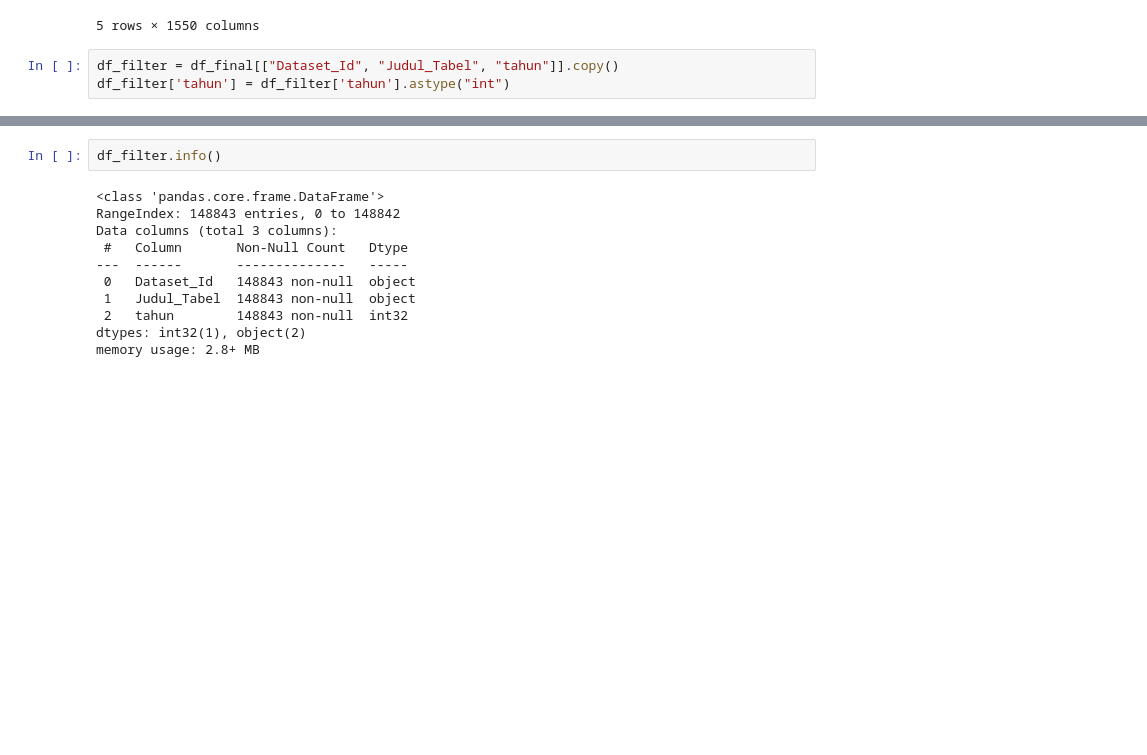
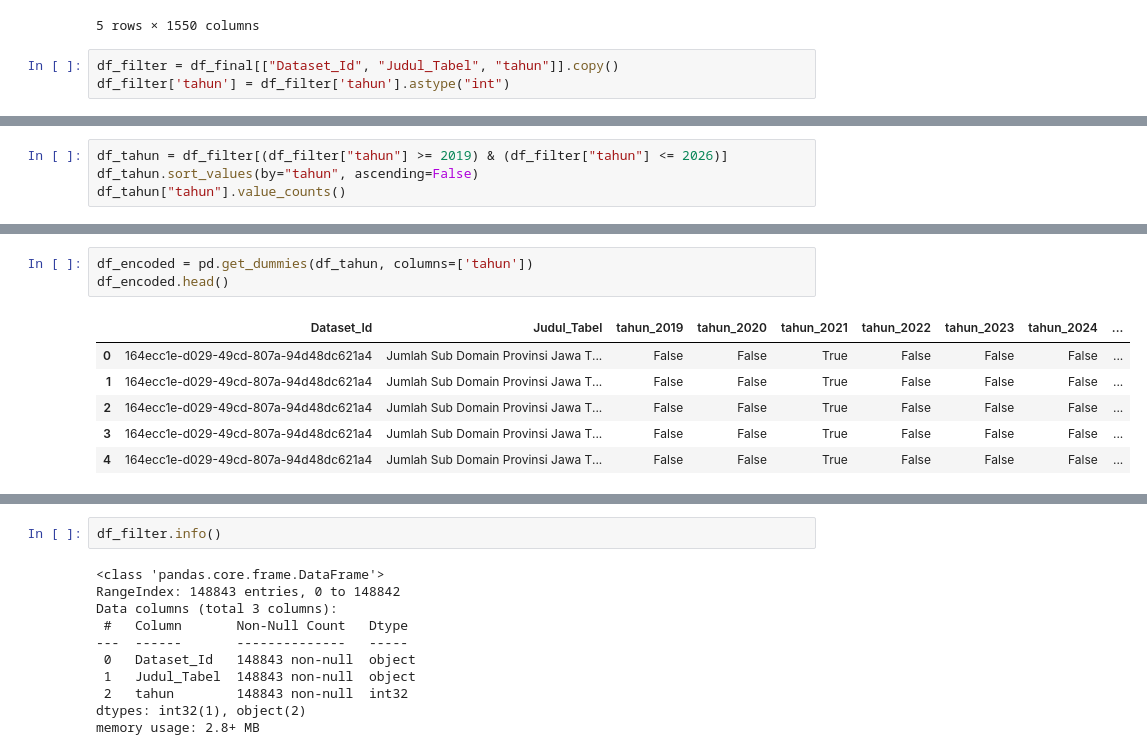
Before and after one commit to RivalMoh/ETL_System_Intern, a Jupyter notebook: sandbox.ipynb, the cells around one changed output, grey strips where cells are left out. Saved outputs shown, nothing was run; the diff lists cells and outputs as text; blank space fills up the shorter version.

```diff
--- a/sandbox.ipynb
+++ b/sandbox.ipynb
@@ -54,0 +78,4 @@ df_filter['tahun'] = df_filter['tahun'].astype("int")
+# %%
+df_tahun = df_filter[(df_filter["tahun"] >= 2019) & (df_filter["tahun"] <= 2026)]
+df_tahun.sort_values(by="tahun", ascending=False)
+df_tahun["tahun"].value_counts()
@@ -54,0 +93,10 @@ df_filter['tahun'] = df_filter['tahun'].astype("int")
+# %%
+df_encoded = pd.get_dummies(df_tahun, columns=['tahun'])
+df_encoded.head()
+# %% [output]
+|  | Dataset_Id | Judul_Tabel | tahun_2019 | tahun_2020 | tahun_2021 | tahun_2022 | tahun_2023 | tahun_2024 | ... |
+| 0 | 164ecc1e-d029-49cd-807a-94d48dc621a4 | Jumlah Sub Domain Provinsi Jawa T... | False | False | True | False | False | False | ... |
+| 1 | 164ecc1e-d029-49cd-807a-94d48dc621a4 | Jumlah Sub Domain Provinsi Jawa T... | False | False | True | False | False | False | ... |
+| 2 | 164ecc1e-d029-49cd-807a-94d48dc621a4 | Jumlah Sub Domain Provinsi Jawa T... | False | False | True | False | False | False | ... |
+| 3 | 164ecc1e-d029-49cd-807a-94d48dc621a4 | Jumlah Sub Domain Provinsi Jawa T... | False | False | True | False | False | False | ... |
+| 4 | 164ecc1e-d029-49cd-807a-94d48dc621a4 | Jumlah Sub Domain Provinsi Jawa T... | False | False | True | False | False | False | ... |
```
Also changed, not shown: parts of 7 cells of this notebook, 9 other files.
